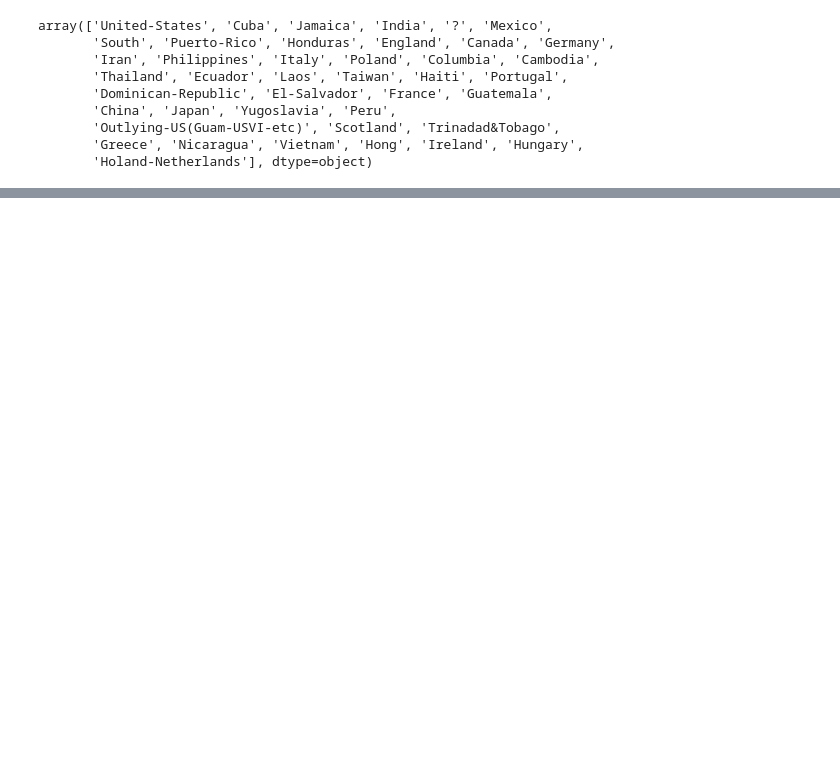
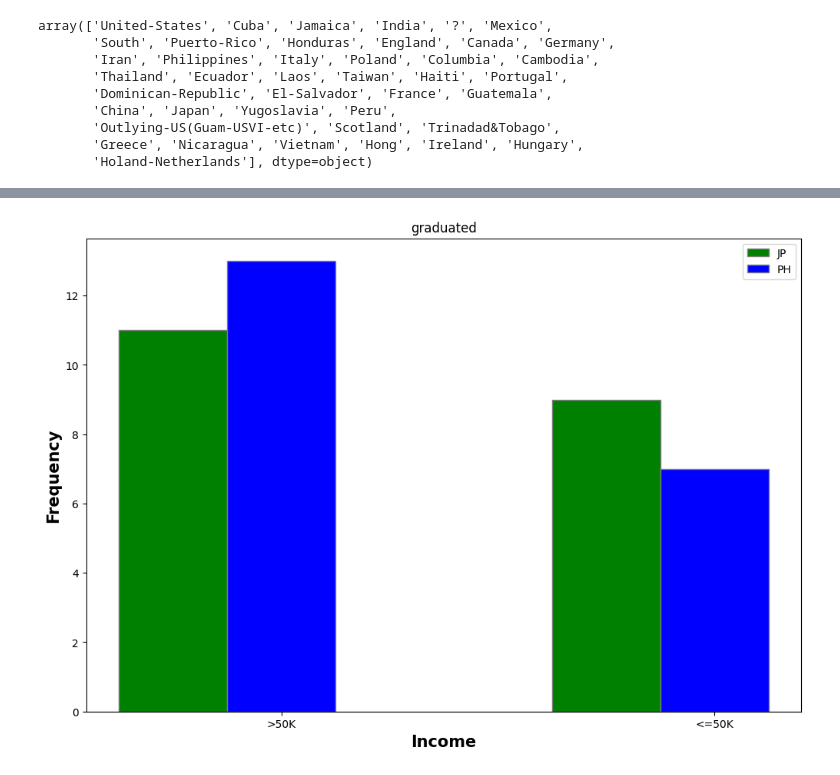
Before and after one commit to KrimssmirK/CCDATS1L_PROJECT_COM-ML201, a Jupyter notebook: Data_Science_1_Project.ipynb, the cells around one changed output, grey strips where cells are left out. Saved outputs shown, nothing was run; the diff lists cells and outputs as text; code cells hidden in the pictures; blank space fills up the shorter version.

```diff
--- a/Data_Science_1_Project.ipynb
+++ b/Data_Science_1_Project.ipynb
@@ -173,7 +181,6 @@ array(['State-gov', 'Self-emp-not-inc', 'Private', 'Federal-gov',
 # %% [markdown]
 workclass column has '?' value
 # %%
-# remove rows that has '?' value in workclass
+# change value from '?' to 'unknown' in workclass column
 workclass = dataset["workclass"]
-indices = dataset[workclass == "?"].index
-dataset = dataset.drop(indices)
+dataset.iloc[workclass == "?", 1] = "unknown"
@@ -243,0 +405,9 @@ Female: 1
+# %%
+# create a dataset for Philippines and Japan
+country = dataset["native-country"]
+Philippines = dataset[country == "Philippines"]
+Japan = dataset[country == "Japan"]
+
+# reset index
+Philippines = Philippines.set_index([pd.Index(range(0, len(Philippines)))])
+Japan = Japan.set_index([pd.Index(range(0, len(Japan)))])
@@ -243,0 +458,3 @@ Female: 1
+# %%
+sample_jp = Japan[Japan["graduate"] == True].sample(n=20)
+sample_ph = Philippines[Philippines["graduate"] == True].sample(n=20)
@@ -243,0 +477,32 @@ Female: 1
+# %%
+# creating the bar plot
+
+# set width of bar
+barWidth = 0.25
+fig = plt.subplots(figsize =(12, 8))
+
+# set height of bar
+JP = sample_jp["income"].value_counts()
+PH = sample_ph["income"].value_counts()
+
+# Set position of bar on X axis
+br1 = np.arange(len(JP))
+br2 = [x + barWidth for x in br1]
+
+# Make the plot
+plt.bar(br1, JP, color='g', width=barWidth,
+        edgecolor='grey', label ='JP')
+plt.bar(br2, PH, color='b', width=barWidth,
+        edgecolor='grey', label ='PH')
+
+# Adding Xticks
+plt.xlabel('Income', fontweight ='bold', fontsize = 15)
+plt.ylabel('Frequency', fontweight ='bold', fontsize = 15)
+plt.xticks([r + barWidth for r in range(len(JP))],
+        ['>50K', '<=50K'])
+
+plt.legend()
+plt.title("graduated")
+plt.show()
+# %% [output]
+[figure, added]
```
Also changed, not shown: parts of 64 cells of this notebook.
